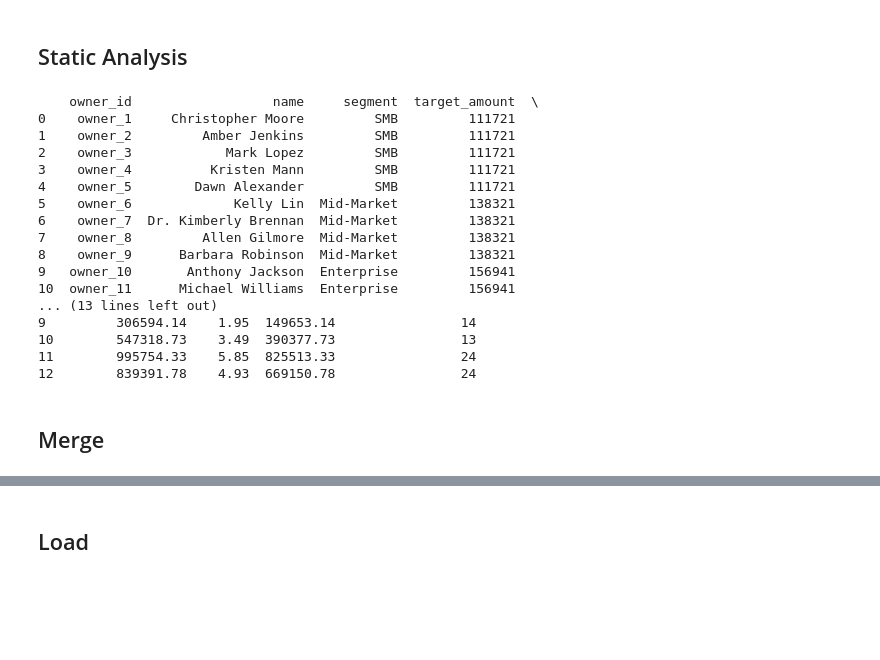
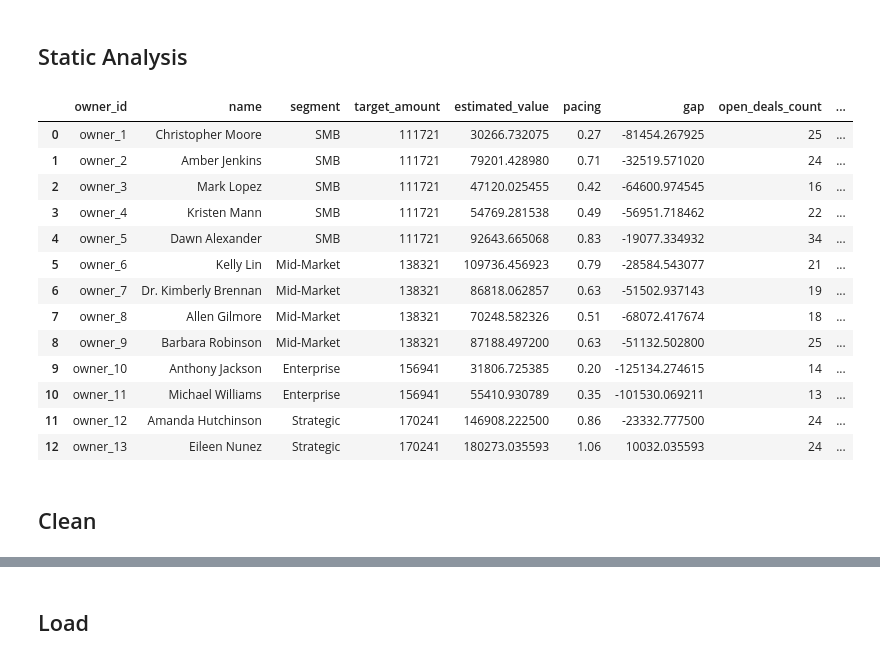
Before and after one commit to JoaoPGOS/leanlayer-study-case, a Jupyter notebook: etl.ipynb, the cells around one changed output, grey strips where cells are left out. Cells and saved outputs as stored; diff of their text form; code cells hidden in the pictures; blank space fills up the shorter version.

```diff
--- a/etl.ipynb
+++ b/etl.ipynb
@@ -319,30 +345,27 @@ def build_pacing_table(owners_df, full_deals_df, targets_df, stall_days_threshol
 # %%
 
 
 pacing_df = build_pacing_table(owners_df, full_deals_df, targets_df)
-pacing_df["pacing"] = pacing_df["pacing"].round(2).astype(float)  # garante que continua float
+pacing_df["pacing"] = pacing_df["pacing"].round(2).astype(float)
 
-print(pacing_df)
+pacing_df
 # %% [output]
-    owner_id                  name     segment  target_amount  \
-0    owner_1     Christopher Moore         SMB         111721
-1    owner_2         Amber Jenkins         SMB         111721
-2    owner_3            Mark Lopez         SMB         111721
-3    owner_4          Kristen Mann         SMB         111721
-4    owner_5        Dawn Alexander         SMB         111721
-5    owner_6             Kelly Lin  Mid-Market         138321
-6    owner_7  Dr. Kimberly Brennan  Mid-Market         138321
-7    owner_8         Allen Gilmore  Mid-Market         138321
-8    owner_9      Barbara Robinson  Mid-Market         138321
-9   owner_10       Anthony Jackson  Enterprise         156941
-10  owner_11      Michael Williams  Enterprise         156941
-... (13 lines left out)
-9         306594.14    1.95  149653.14                14
-10        547318.73    3.49  390377.73                13
-11        995754.33    5.85  825513.33                24
-12        839391.78    4.93  669150.78                24
+|  | owner_id | name | segment | target_amount | estimated_value | pacing | gap | open_deals_count | ... |
+| 0 | owner_1 | Christopher Moore | SMB | 111721 | 30266.732075 | 0.27 | -81454.267925 | 25 | ... |
+| 1 | owner_2 | Amber Jenkins | SMB | 111721 | 79201.428980 | 0.71 | -32519.571020 | 24 | ... |
+| 2 | owner_3 | Mark Lopez | SMB | 111721 | 47120.025455 | 0.42 | -64600.974545 | 16 | ... |
+| 3 | owner_4 | Kristen Mann | SMB | 111721 | 54769.281538 | 0.49 | -56951.718462 | 22 | ... |
+| 4 | owner_5 | Dawn Alexander | SMB | 111721 | 92643.665068 | 0.83 | -19077.334932 | 34 | ... |
+| 5 | owner_6 | Kelly Lin | Mid-Market | 138321 | 109736.456923 | 0.79 | -28584.543077 | 21 | ... |
+| 6 | owner_7 | Dr. Kimberly Brennan | Mid-Market | 138321 | 86818.062857 | 0.63 | -51502.937143 | 19 | ... |
+| 7 | owner_8 | Allen Gilmore | Mid-Market | 138321 | 70248.582326 | 0.51 | -68072.417674 | 18 | ... |
+| 8 | owner_9 | Barbara Robinson | Mid-Market | 138321 | 87188.497200 | 0.63 | -51132.502800 | 25 | ... |
+| 9 | owner_10 | Anthony Jackson | Enterprise | 156941 | 31806.725385 | 0.20 | -125134.274615 | 14 | ... |
+| 10 | owner_11 | Michael Williams | Enterprise | 156941 | 55410.930789 | 0.35 | -101530.069211 | 13 | ... |
+| 11 | owner_12 | Amanda Hutchinson | Strategic | 170241 | 146908.222500 | 0.86 | -23332.777500 | 24 | ... |
+| 12 | owner_13 | Eileen Nunez | Strategic | 170241 | 180273.035593 | 1.06 | 10032.035593 | 24 | ... |
 # %% [markdown]
-## Merge
+## Clean
 # %%
 full_deals_df = full_deals_df.merge(
     pacing_df[["owner_id", "name"]],
```
Also changed, not shown: parts of 2 cells of this notebook, 1 other file.
